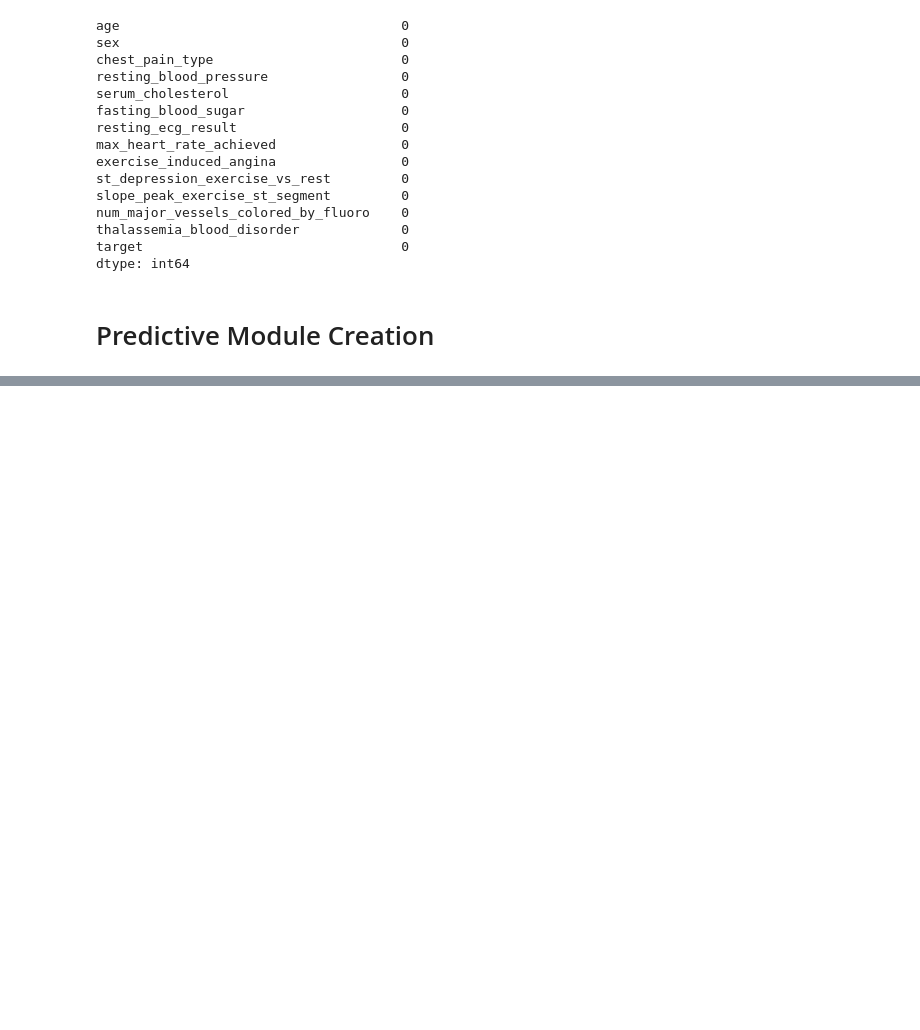
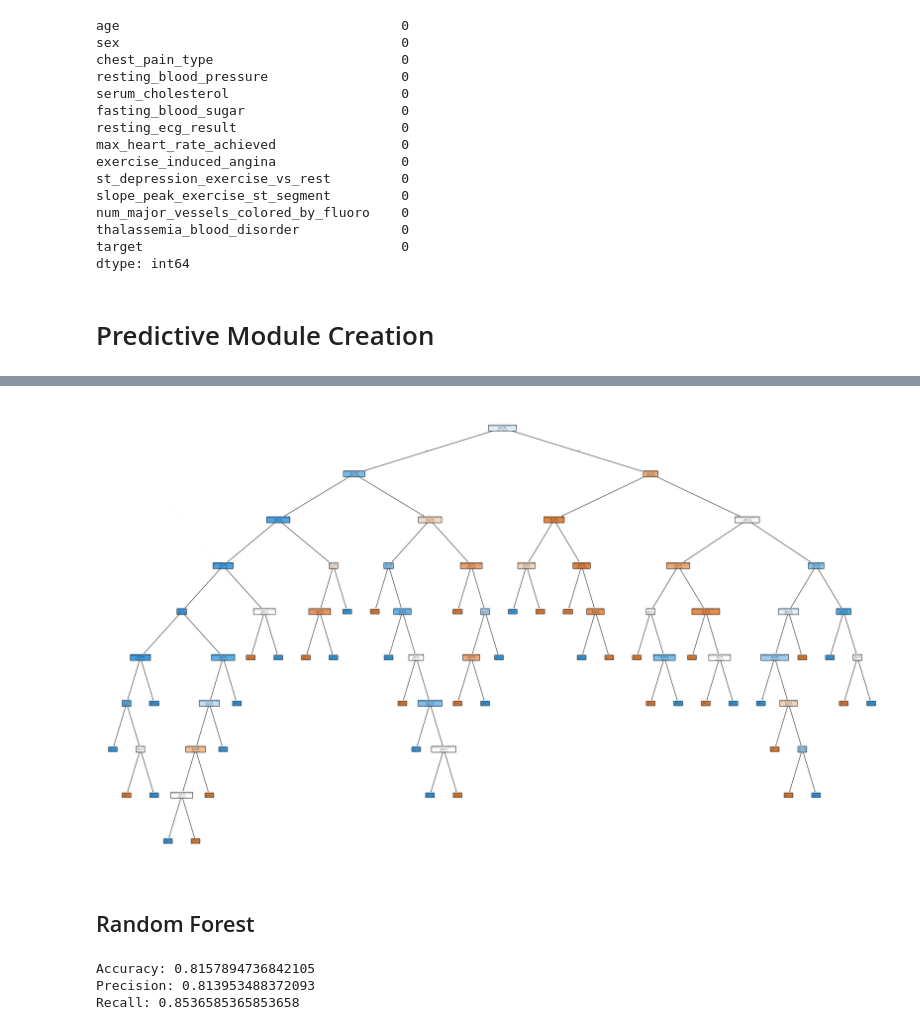
Before and after one commit to Haydnj94/ML-Project, a Jupyter notebook: Heart Disease ML Prediction.ipynb, the cells around one changed output, grey strips where cells are left out. Drawn from its saved outputs; the diff is of its cells as text; code cells hidden in the pictures; blank space fills up the shorter version.

```diff
--- a/Heart Disease ML Prediction.ipynb
+++ b/Heart Disease ML Prediction.ipynb
@@ -146,0 +242,6 @@ plt.show(), report_df
+# %%
+# Initialize the Decision Tree
+tree = DecisionTreeClassifier(random_state=42)
+
+# Train the model
+tree.fit(X_train, y_train)
@@ -146,0 +289,26 @@ plt.show(), report_df
+# %%
+fig, axes = plt.subplots(nrows = 1,ncols = 1,figsize = (34,20))
+plot_tree(tree,filled = True, rounded=True,feature_names=list(X_train.columns))
+plt.show()
+# %% [output]
+[figure, added]
+# %% [markdown]
+## Random Forest
+# %%
+# Initialize the Random Forest model
+rf_model = RandomForestClassifier(n_estimators=100, random_state=42)
+
+# Train the model on your training data
+rf_model.fit(X_train, y_train)
+
+# Make predictions on the test set
+dpred2 = rf_model.predict(X_test)
+
+# Evaluate the model
+print("Accuracy:", accuracy_score(y_test, dpred2))
+print("Precision:", precision_score(y_test, dpred2))
+print("Recall:", recall_score(y_test, dpred2))
+# %% [output]
+Accuracy: 0.8157894736842105
+Precision: 0.813953488372093
+Recall: 0.8536585365853658
```
Also changed, not shown: parts of 32 cells of this notebook, 2 other files.
